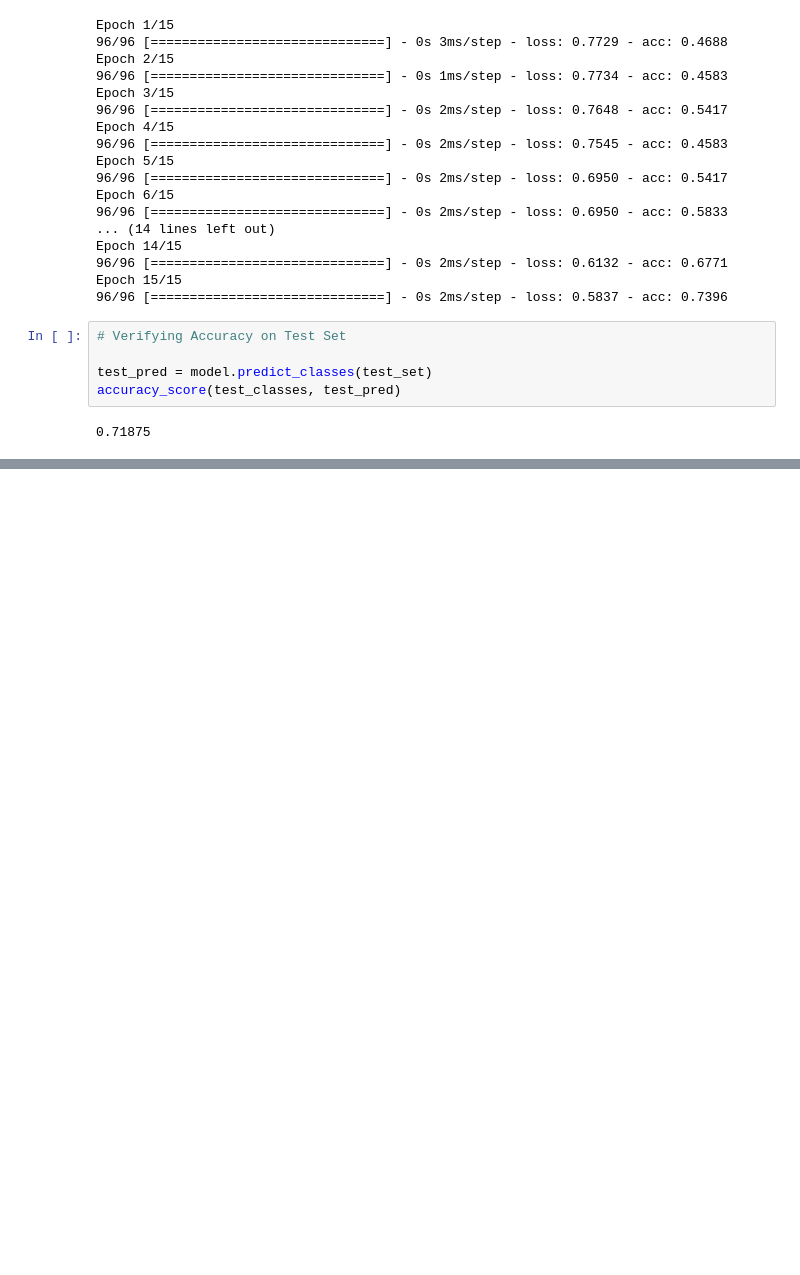
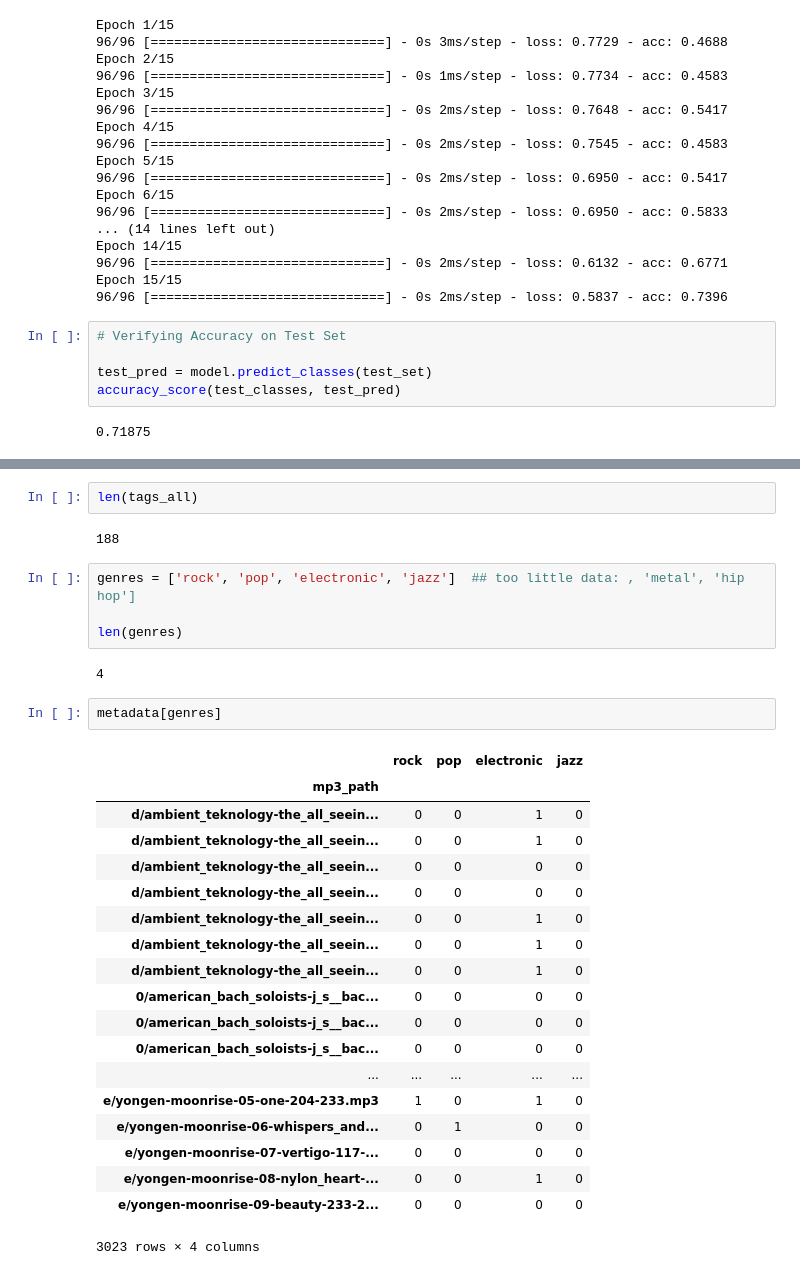
Before and after one commit to slychief/mlprague2018_tutorial, a Jupyter notebook: Part 3 - Instrumental - Genre - Mood detection.ipynb, the cells around one changed output, grey strips where cells are left out. Cells and saved outputs as stored; diff of their text form; blank space fills up the shorter version.

Commit message:
added genre classification preprocessing; made function for spectrogram loader

```diff
--- a/Part 3 - Instrumental - Genre - Mood detection.ipynb
+++ b/Part 3 - Instrumental - Genre - Mood detection.ipynb
@@ -1004,0 +934,32 @@ accuracy_score(test_classes, test_pred)
+# %%
+len(tags_all)
+# %% [output]
+188
+# %%
+genres = ['rock', 'pop', 'electronic', 'jazz']  ## too little data: , 'metal', 'hip hop']
+
+len(genres)
+# %% [output]
+4
+# %%
+metadata[genres]
+# %% [output]
+|  | rock | pop | electronic | jazz |
+| mp3_path |  |  |  |  |
+| d/ambient_teknology-the_all_seein... | 0 | 0 | 1 | 0 |
+| d/ambient_teknology-the_all_seein... | 0 | 0 | 1 | 0 |
+| d/ambient_teknology-the_all_seein... | 0 | 0 | 0 | 0 |
+| d/ambient_teknology-the_all_seein... | 0 | 0 | 0 | 0 |
+| d/ambient_teknology-the_all_seein... | 0 | 0 | 1 | 0 |
+| d/ambient_teknology-the_all_seein... | 0 | 0 | 1 | 0 |
+| d/ambient_teknology-the_all_seein... | 0 | 0 | 1 | 0 |
+| 0/american_bach_soloists-j_s__bac... | 0 | 0 | 0 | 0 |
+| 0/american_bach_soloists-j_s__bac... | 0 | 0 | 0 | 0 |
+| 0/american_bach_soloists-j_s__bac... | 0 | 0 | 0 | 0 |
+| ... | ... | ... | ... | ... |
+| e/yongen-moonrise-05-one-204-233.mp3 | 1 | 0 | 1 | 0 |
+| e/yongen-moonrise-06-whispers_and... | 0 | 1 | 0 | 0 |
+| e/yongen-moonrise-07-vertigo-117-... | 0 | 0 | 0 | 0 |
+| e/yongen-moonrise-08-nylon_heart-... | 0 | 0 | 1 | 0 |
+| e/yongen-moonrise-09-beauty-233-2... | 0 | 0 | 0 | 0 |
+3023 rows × 4 columns
```
Also changed, not shown: parts of 38 cells of this notebook.
